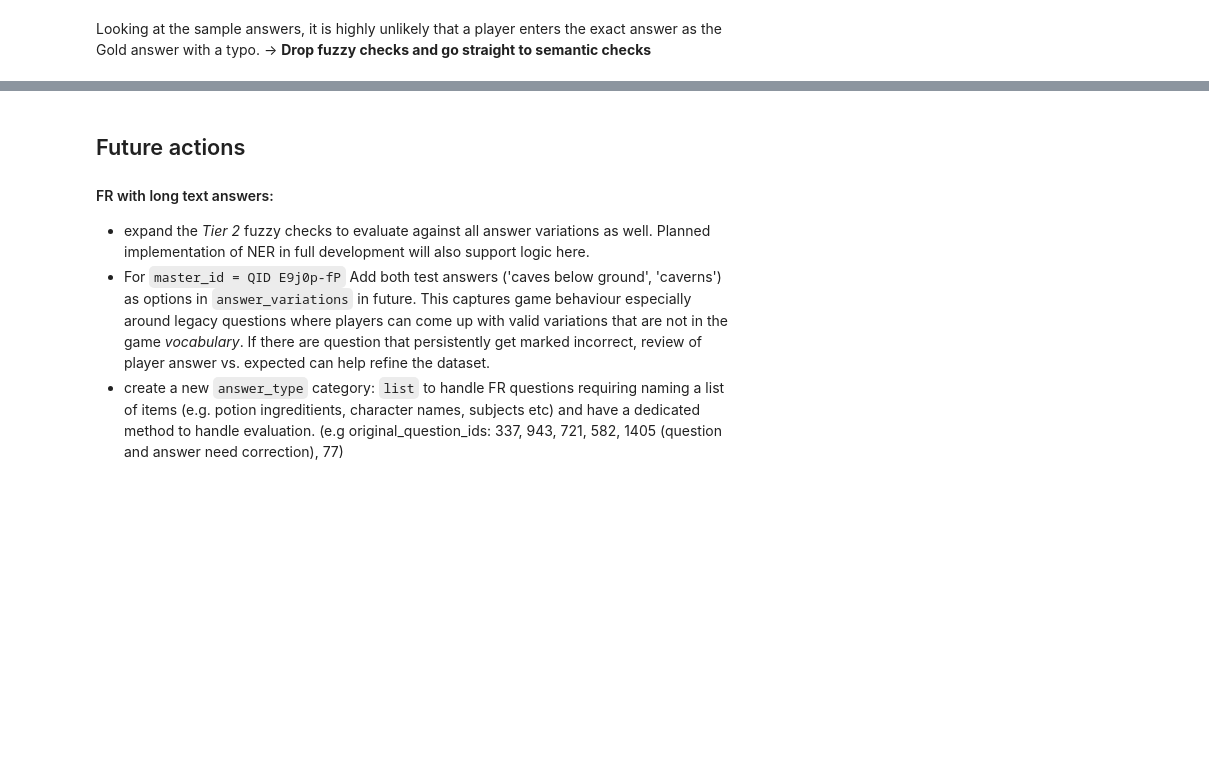
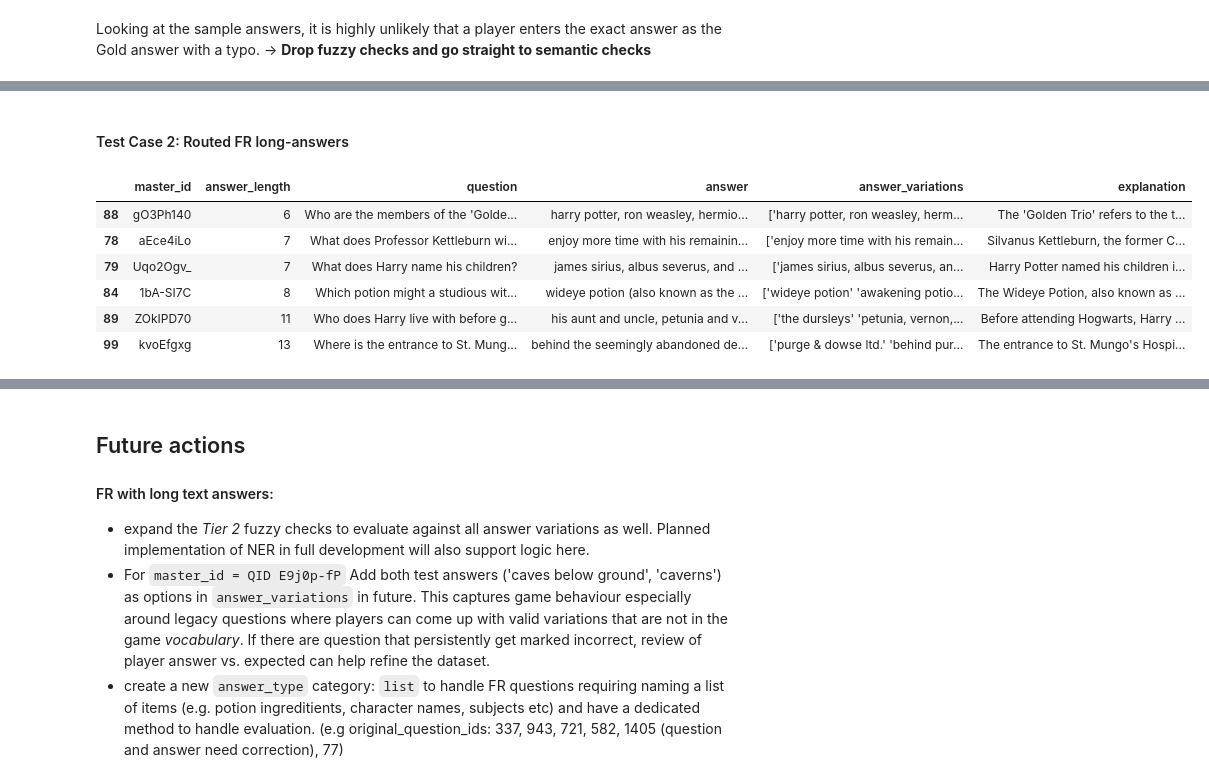
Before and after one commit to RSipra/semantic_verification_engine, a Jupyter notebook: notebooks/02_research/08_nlp_lab_v0.ipynb, the cells around one changed output, grey strips where cells are left out. Drawn from its saved outputs; the diff is of its cells as text; code cells hidden in the pictures; blank space fills up the shorter version.

```diff
--- a/notebooks/02_research/08_nlp_lab_v0.ipynb
+++ b/notebooks/02_research/08_nlp_lab_v0.ipynb
@@ -1252,0 +1393,13 @@ The figure below summarizes the full logic of the EX evaluator.
+# %% [markdown]
+#### Test Case 2: Routed FR long-answers
+# %%
+mask = df['master_id'].isin((long_fr_ans_df['master_id'].tolist()))
+df.loc[mask,['master_id','answer_length','question','answer','answer_variations','explanation']].sort_values(by='answer_length')
+# %% [output]
+|  | master_id | answer_length | question | answer | answer_variations | explanation |
+| 88 | gO3Ph140 | 6 | Who are the members of the 'Golde... | harry potter, ron weasley, hermio... | ['harry potter, ron weasley, herm... | The 'Golden Trio' refers to the t... |
+| 78 | aEce4iLo | 7 | What does Professor Kettleburn wi... | enjoy more time with his remainin... | ['enjoy more time with his remain... | Silvanus Kettleburn, the former C... |
+| 79 | Uqo2Ogv_ | 7 | What does Harry name his children? | james sirius, albus severus, and ... | ['james sirius, albus severus, an... | Harry Potter named his children i... |
+| 84 | 1bA-SI7C | 8 | Which potion might a studious wit... | wideye potion (also known as the ... | ['wideye potion' 'awakening potio... | The Wideye Potion, also known as ... |
+| 89 | ZOkIPD70 | 11 | Who does Harry live with before g... | his aunt and uncle, petunia and v... | ['the dursleys' 'petunia, vernon,... | Before attending Hogwarts, Harry ... |
+| 99 | kvoEfgxg | 13 | Where is the entrance to St. Mung... | behind the seemingly abandoned de... | ['purge & dowse ltd.' 'behind pur... | The entrance to St. Mungo's Hospi... |
```
Also changed, not shown: parts of 28 cells of this notebook, 3 other files.
